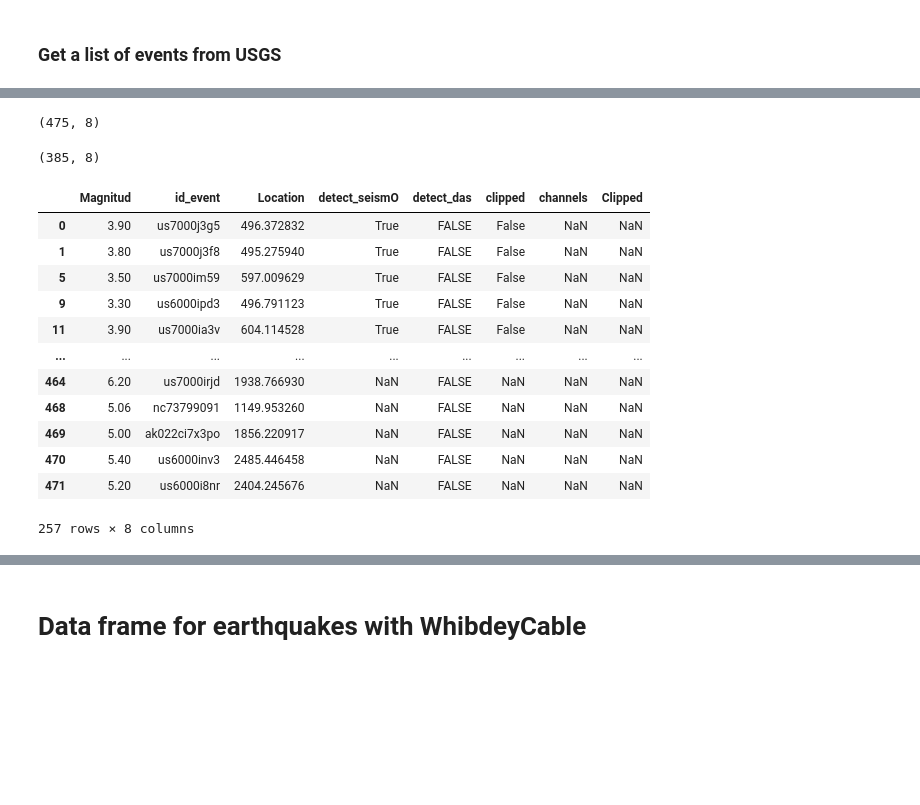
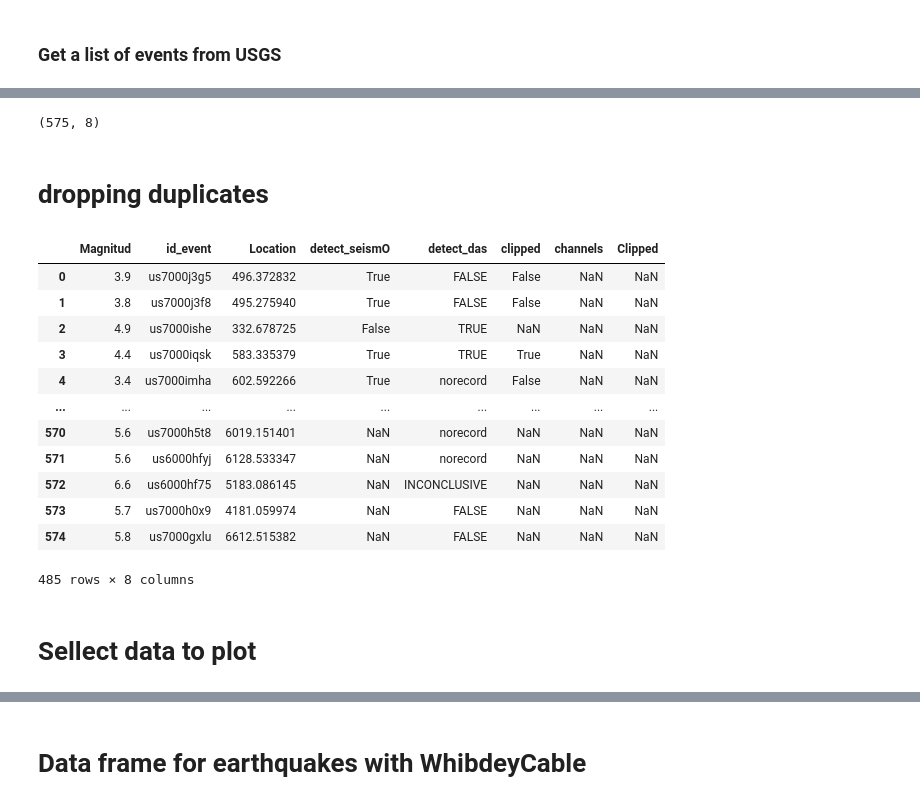
Before and after one commit to bradlipovsky/das-stuff, a Jupyter notebook: whidbey-localquakesplotdataframeMarch.ipynb, the cells around one changed output, grey strips where cells are left out. Drawn from its saved outputs; the diff is of its cells as text; code cells hidden in the pictures; blank space fills up the shorter version.

```diff
--- a/whidbey-localquakesplotdataframeMarch.ipynb
+++ b/whidbey-localquakesplotdataframeMarch.ipynb
@@ -66,19 +80,35 @@ dff8=pd.read_csv('Catalogwhidbey50to6692500km.csv')
 # %%
-testconcat =  pd.concat([df0,df,dff1,dff2,dff3,dff4,dff5,dff6,dff7,dff8], ignore_index = True)
+testconcat =  pd.concat([df0,df,dff1,dff2,dff3,dff4,dff5,dff6,dff7,dff8,dff9,dff10], ignore_index = True)
 testconcat.shape
 # %% [output]
-(475, 8)
+(575, 8)
 # %%
 testconcat.head()
 # %%
 cleandata = testconcat[testconcat.duplicated()]
 cleandata
+# %% [markdown]
+# dropping duplicates
 # %%
 cleandata_2 = testconcat.drop_duplicates()
 
-cleandata_2.shape
+cleandata_2
 # %% [output]
+|  | Magnitud | id_event | Location | detect_seismO | detect_das | clipped | channels | Clipped |
+| 0 | 3.9 | us7000j3g5 | 496.372832 | True | FALSE | False | NaN | NaN |
+| 1 | 3.8 | us7000j3f8 | 495.275940 | True | FALSE | False | NaN | NaN |
+| 2 | 4.9 | us7000ishe | 332.678725 | False | TRUE | NaN | NaN | NaN |
+| 3 | 4.4 | us7000iqsk | 583.335379 | True | TRUE | True | NaN | NaN |
+| 4 | 3.4 | us7000imha | 602.592266 | True | norecord | False | NaN | NaN |
+| ... | ... | ... | ... | ... | ... | ... | ... | ... |
+| 570 | 5.6 | us7000h5t8 | 6019.151401 | NaN | norecord | NaN | NaN | NaN |
+| 571 | 5.6 | us6000hfyj | 6128.533347 | NaN | norecord | NaN | NaN | NaN |
+| 572 | 6.6 | us6000hf75 | 5183.086145 | NaN | INCONCLUSIVE | NaN | NaN | NaN |
+| 573 | 5.7 | us7000h0x9 | 4181.059974 | NaN | FALSE | NaN | NaN | NaN |
+| 574 | 5.8 | us7000gxlu | 6612.515382 | NaN | FALSE | NaN | NaN | NaN |
-(385, 8)
+485 rows × 8 columns
+# %% [markdown]
+# Sellect data to plot
 # %%
 sele_rowcleandata = cleandata_2[cleandata_2.detect_das =='TRUE']
 nosele_rowcleandata = cleandata_2[cleandata_2.detect_das =='FALSE']
@@ -85,17 +116,7 @@ nosele_rowcleandata = cleandata_2[cleandata_2.detect_das =='FALSE']
 # %%
 #sanity check
-nosele_rowcleandata
+#nosele_rowcleandata
+#inconclu_data
+#clipped_data
+#inconclu_data
+cleandata_2.clipped
-# %% [output]
-|  | Magnitud | id_event | Location | detect_seismO | detect_das | clipped | channels | Clipped |
-| 0 | 3.90 | us7000j3g5 | 496.372832 | True | FALSE | False | NaN | NaN |
-| 1 | 3.80 | us7000j3f8 | 495.275940 | True | FALSE | False | NaN | NaN |
-| 5 | 3.50 | us7000im59 | 597.009629 | True | FALSE | False | NaN | NaN |
-| 9 | 3.30 | us6000ipd3 | 496.791123 | True | FALSE | False | NaN | NaN |
-| 11 | 3.90 | us7000ia3v | 604.114528 | True | FALSE | False | NaN | NaN |
-| ... | ... | ... | ... | ... | ... | ... | ... | ... |
-| 464 | 6.20 | us7000irjd | 1938.766930 | NaN | FALSE | NaN | NaN | NaN |
-| 468 | 5.06 | nc73799091 | 1149.953260 | NaN | FALSE | NaN | NaN | NaN |
-| 469 | 5.00 | ak022ci7x3po | 1856.220917 | NaN | FALSE | NaN | NaN | NaN |
-| 470 | 5.40 | us6000inv3 | 2485.446458 | NaN | FALSE | NaN | NaN | NaN |
-| 471 | 5.20 | us6000i8nr | 2404.245676 | NaN | FALSE | NaN | NaN | NaN |
-257 rows × 8 columns
```
Also changed, not shown: parts of 10 cells of this notebook, 1 other file.
